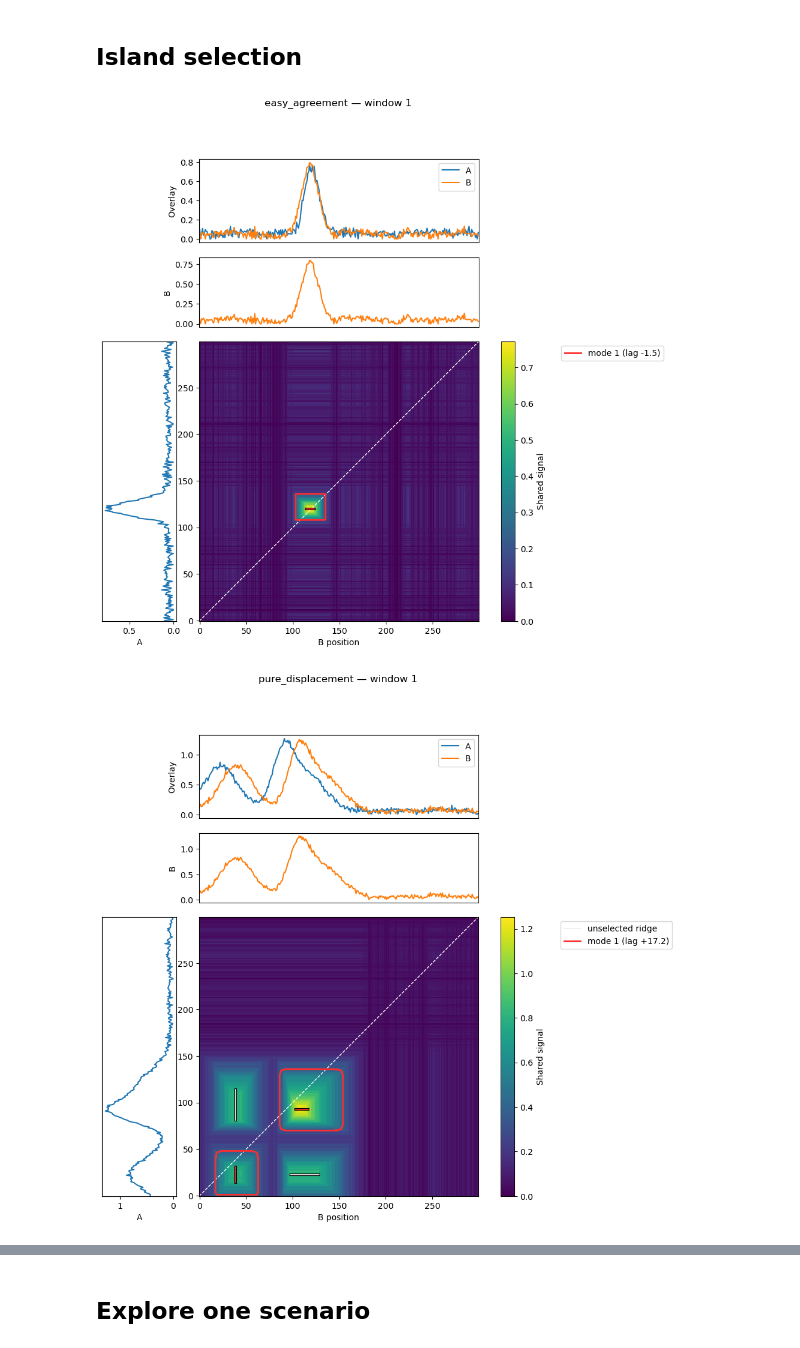
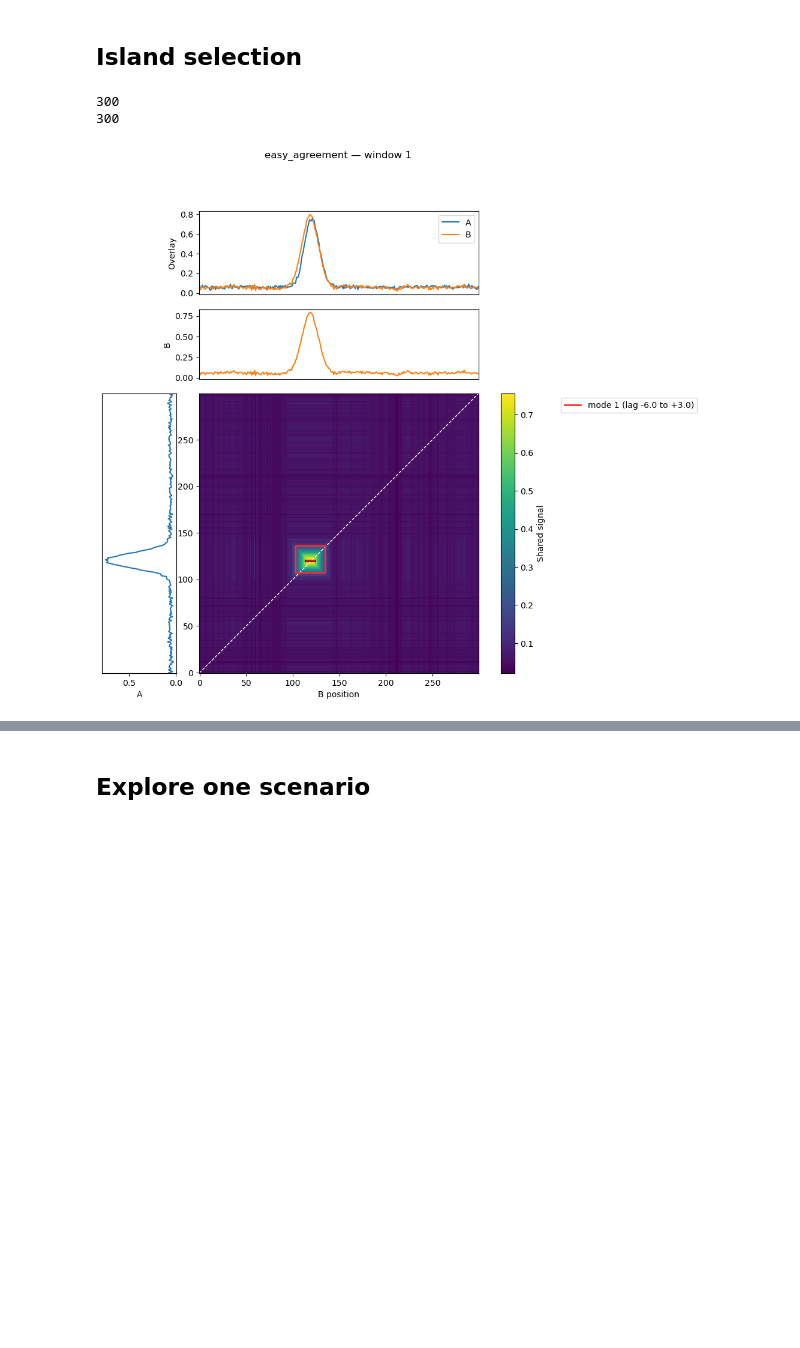
Before and after one commit to Raif-fl/plip_plop, a Jupyter notebook: matrix_correspondance/island_signal_simulator_with_islands.ipynb, the cells around one changed output, grey strips where cells are left out. Saved outputs shown, nothing was run; the diff lists cells and outputs as text; code cells hidden in the pictures; blank space fills up the shorter version.

```diff
--- a/matrix_correspondance/island_signal_simulator_with_islands.ipynb
+++ b/matrix_correspondance/island_signal_simulator_with_islands.ipynb
@@ -13,11 +13,14 @@ importlib.reload(utils)
 # %% [markdown]
 ## Signal building blocks
 # %%
-SCENARIOS = ["easy_agreement", "pure_displacement", "width_mismatch",
-             "local_agreement_plus_unrelated", "broad_signal_plus_peak",
-             "local_anticorrelation", "multiple_correspondences", "tie", "custom"]
+# SCENARIOS = ["easy_agreement", "pure_displacement", "width_mismatch",
+#              "local_agreement_plus_unrelated", "broad_signal_plus_peak",
+#              "local_anticorrelation", "multiple_correspondences", "tie", "custom"]
 
-SHAPES = ["bell", "broad", "double", "plateau", "blip", "dip", "noise"]
+# SHAPES = ["bell", "broad", "double", "plateau", "blip", "dip", "noise"]
+
+# Tiny scenario for use in looking at the code.
+SCENARIOS = ["easy_agreement"]
 # %% [markdown]
 ## Parameters
 # %%
@@ -31,7 +34,7 @@ signal_level = 0.75
 signal_variation = 0.15
 
 # Point noise plus low-frequency drift. This does not control structural variation.
-noise_level = 0.025
+noise_level = 0.01
 
 # Inclusive bounds for the number of local features in each window.
 peak_count_range = (1, 3)
@@ -85,27 +88,29 @@ plt.show()
 # %%
 # Run one compact end-to-end island analysis per selected simulated window.
 island_scenarios = scenarios
 island_windows_per_scenario = 1
 
 island_parameters = dict(
     seed_threshold_fraction=0.4, growth_threshold_fraction=0.25,
     max_weak_distance=5, gap_tolerance=1, shape_balance_power=1.05,
-    ridge_fraction=0.9, ridge_smoothing=4.0,
+    ridge_fraction=0.85,
     split_prominence_fraction=0.25, split_min_peak_fraction=0.5,
     split_min_peak_distance=8, split_smoothing=4.0, split_min_seed_area=5,
-    zero_lag_threshold=5,
-    displacement_fold_threshold=2.0, mode_lag_tolerance=5,
+    displacement_fold_threshold=2.0,
     mode_score_fraction=0.33
 )
 
 island_results = {}
 for scenario in island_scenarios:
     island_results[scenario] = []
     for i, (a, b) in enumerate(windows[scenario][:island_windows_per_scenario]):
-        result = utils.inspect_simulated_pair(
+        print(len(a))
+        print(len(b))
+        result = utils.identify_islands(
             a, b, title=f"{scenario} — window {i + 1}", **island_parameters
         )
         island_results[scenario].append(result)
 # %% [output]
+300
+300
-[figure, old version]
+[figure, new version]
-[figure, removed]
```
Also changed, not shown: parts of 3 cells of this notebook, 3 other files.
